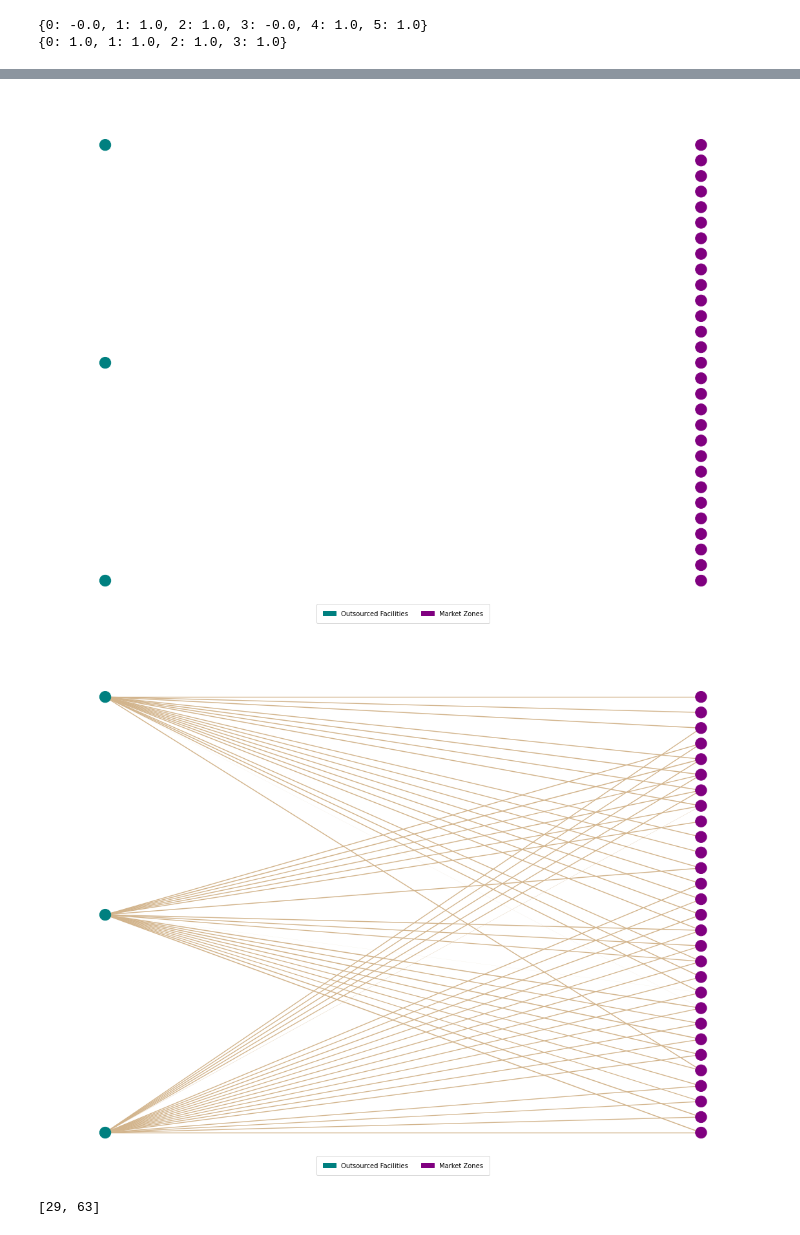
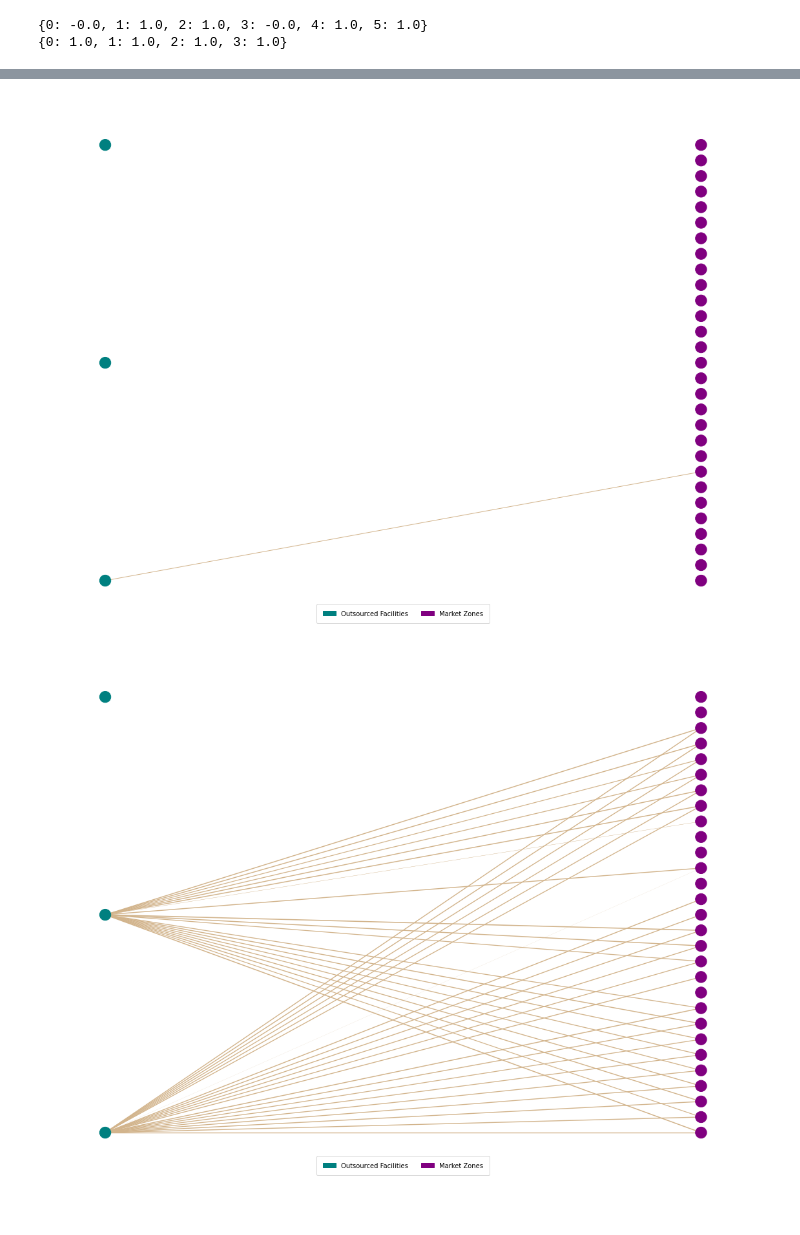
Before and after one commit to dkabe/SC_Resilience, a Jupyter notebook: Notebooks/network_visuals.ipynb, the cells around one changed output, grey strips where cells are left out. Saved outputs shown, nothing was run; the diff lists cells and outputs as text; code cells hidden in the pictures.

```diff
--- a/Notebooks/network_visuals.ipynb
+++ b/Notebooks/network_visuals.ipynb
@@ -209,6 +209,7 @@ r_level
 # %% [output]
 0.5
 # %%
+r_level = 0.5
 demand = np.loadtxt('/home/dkabe/Model_brainstorming/Input_Data/Realistic/Instance_2/Demand_2.txt').reshape((300, 3, 29))
 text_file = open('/home/dkabe/Model_brainstorming/Input_Data/Realistic/Instance_2/scen_2.txt', "r")
 ls = text_file.read().split('\n')[:-1]
@@ -227,7 +228,7 @@ print(v_val_x_j)
 {0: -0.0, 1: 1.0, 2: 1.0, 3: -0.0, 4: 1.0, 5: 1.0}
 {0: 1.0, 1: 1.0, 2: 1.0, 3: 1.0}
 # %%
-indices = [29, 63]
+indices = [0, 3]
 for index in indices:
     print(Scen[index])
 # %% [output]
@@ -347,8 +352,13 @@ for index in indices:
             LK_edges.append(("L_" + str(l), "K_" + str(k)))
     Weight_lk.extend(T2.sum(axis = 1))
 
-    Weight.extend([29*T2[l][k]/max(Weight_lk) for l in range(Outsourced) for k in range(Market)])
-
+    for l in range(Outsourced):
+        for k in range(Market):
+            if T2[l][k]/max(Weight_lk) < 1:
+                Weight.append(29*T2[l][k]/max(Weight_lk))
+            else:
+                Weight.append(T2[l][k]/max(Weight_lk))
+    #Weight.extend([29*T2[l][k]/max(Weight_lk) for l in range(Outsourced) for k in range(Market)])
     Labels = []
     Graph = nx.Graph()
 
@@ -364,36 +374,32 @@ for index in indices:
 
     Position_values = []
     y_pos = np.linspace(0, Max_p, Market)
     for k in range(Market):
         position = (1, y_pos[k])
         Graph.add_node(MZ[k])
         Node_colors.append('purple')
         Labels.append("k" + str(k))
         Position_values.append(np.asarray(position))
     Position_dic.update(dict(zip(MZ, Position_values)))
 
 
     # Add edges
     Graph.add_edges_from(LK_edges)
     Edge_colors.extend(['tan' for l in LK_edges])
 
     nodePos = nx.shell_layout(Graph)
     nx.draw_networkx(Graph, with_labels = False, node_color = Node_colors, edge_color = Edge_colors, pos = Position_dic, width = Weight)
 
     limits=plt.axis('off')
     plt.gcf().set_size_inches(20, 15)
 
     lengend_o = mpatches.Patch(color = 'teal', label = 'Outsourced Facilities')
     lengend_dc = mpatches.Patch(color = 'purple', label = 'Market Zones')
 
     ax = plt.subplot(111)
     ax.legend(loc = 'lower center', handles=[lengend_o, lengend_dc], ncol = 2, borderpad=1)
 
     plt.show()
 # %% [output]
-[figure, old version]
+[figure, new version]
-[figure, old version]
+[figure, new version]
-# %%
-indices
-# %% [output]
-[29, 63]
```
Also changed, not shown: parts of 3 cells of this notebook, 9 other files.
